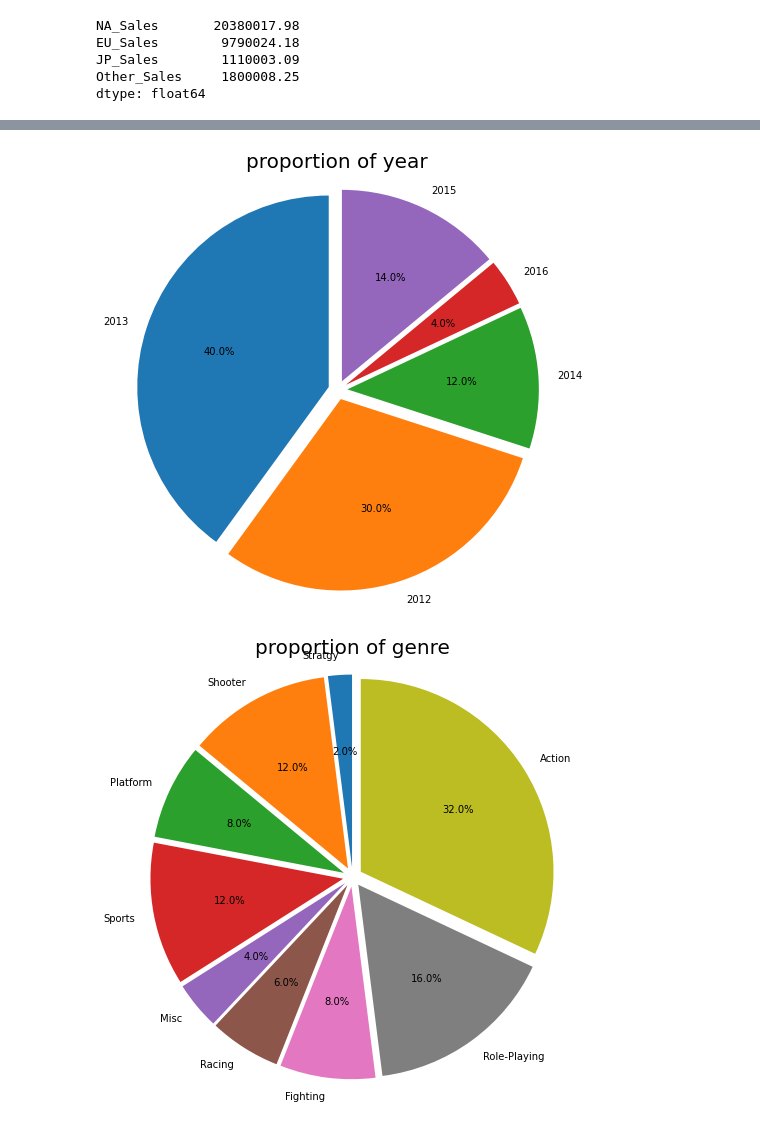
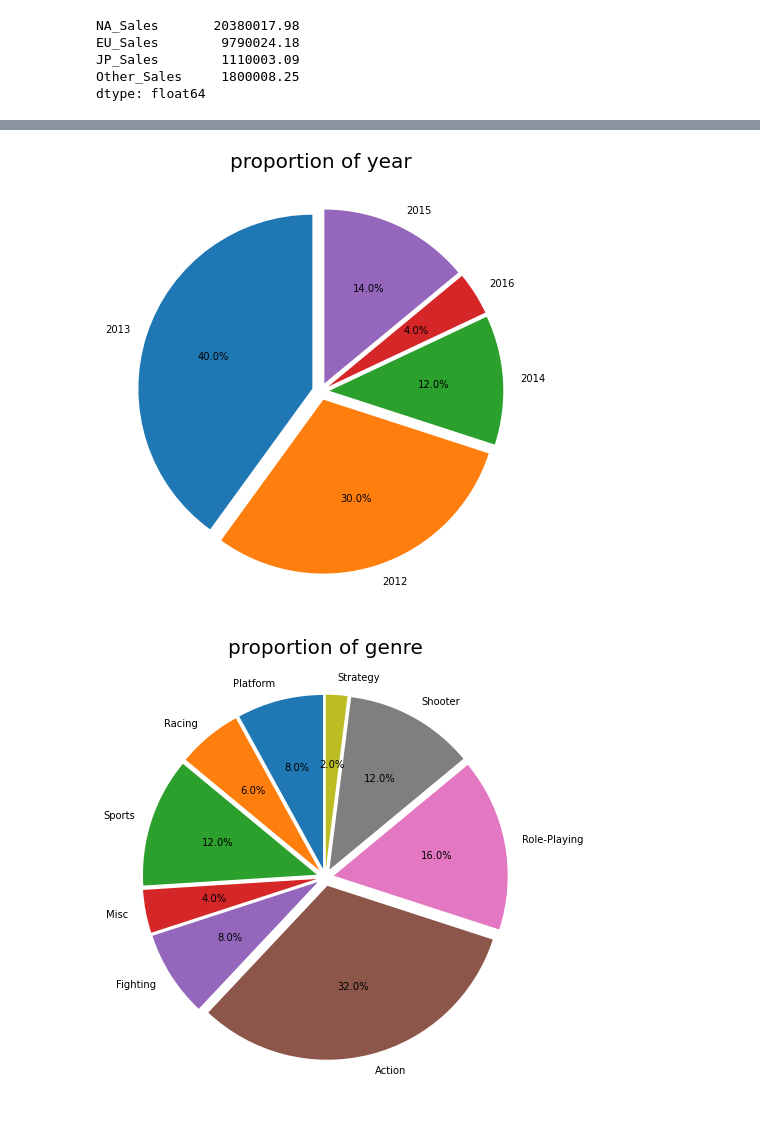
Before and after one commit to starry-cloud/AI_Bootcamp_Section_Project, a Jupyter notebook: Section 1/Section1.ipynb, the cells around one changed output, grey strips where cells are left out. Drawn from its saved outputs; the diff is of its cells as text; code cells hidden in the pictures.

```diff
--- a/Section 1/Section1.ipynb
+++ b/Section 1/Section1.ipynb
@@ -359,29 +356,29 @@ plt.show()
 # %%
 # 출고량 상위 50개의 게임들이 어느 해에 많이 출시되었나 그려보기
 label2 = ['2013', '2012', '2014', '2016', '2015']
 explode1 = (0.05, 0.05, 0.05, 0.05, 0.05)
 plt.figure(figsize=(8,8))
+
 plt.pie(top_50['Year'].value_counts(sort=False),
         labels=label2, autopct='%1.1f%%',
         explode=explode1, startangle=90)
 plt.title('proportion of year', fontsize=20)
-plt.axis('equal')
 plt.show()
 # %% [output]
-[figure, old version]
+[figure, new version]
 # %%
 # 출고량 상위 50개의 게임들은 어떤 장르에 많이 속해있는지 그려보기
-label3 = ['Stratgy', 'Shooter', 'Platform', 'Sports', 'Misc', 'Racing', 'Fighting', 'Role-Playing', 'Action']
+label3 = ['Platform', 'Racing', 'Sports', 'Misc', 'Fighting', 'Action', 'Role-Playing', 'Shooter', 'Strategy']
 explode1 = (0.05, 0.05, 0.05, 0.05, 0.05, 0.05, 0.05, 0.05, 0.05)
 plt.figure(figsize=(8,8))
+
 plt.pie(top_50['Genre'].value_counts(sort=False),
         labels=label3, autopct='%1.1f%%',
         explode=explode1, startangle=90)
-plt.title('proportion of genre', fontsize=20)
-plt.axis('equal')
+plt.title('proportion of genre', fontsize=20, fontweight=40)
 plt.show()
 # %% [output]
-[figure, old version]
+[figure, new version]
 # %%
 # 출고량 상위 50개의 게임들은 어느 지역에서 가장 인기가 많았는지 그려보기
 value = [20, 11, 11, 8]
```
Also changed, not shown: parts of 7 cells of this notebook.
